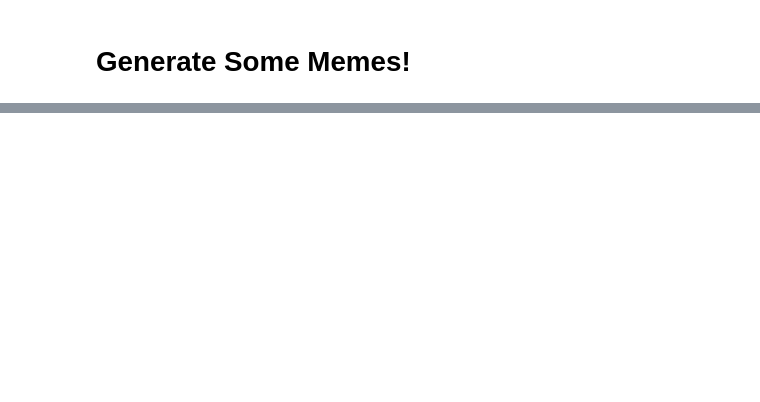
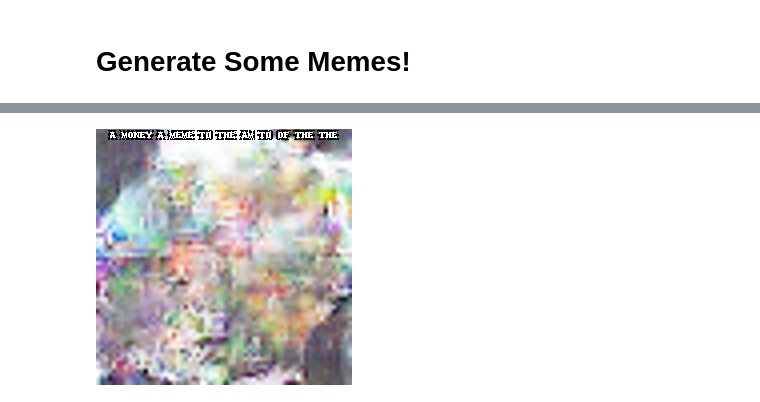
Before and after one commit to schlagercollin/generative-memes, a Jupyter notebook: infer.ipynb, the cells around one changed output, grey strips where cells are left out. Drawn from its saved outputs; the diff is of its cells as text; code cells hidden in the pictures; blank space fills up the shorter version.

```diff
--- a/infer.ipynb
+++ b/infer.ipynb
@@ -111,0 +110,4 @@ plt.show()
+# %%
+meme
+# %% [output]
+[figure, added]
```
Also changed, not shown: parts of 6 cells of this notebook, 3 other files.
